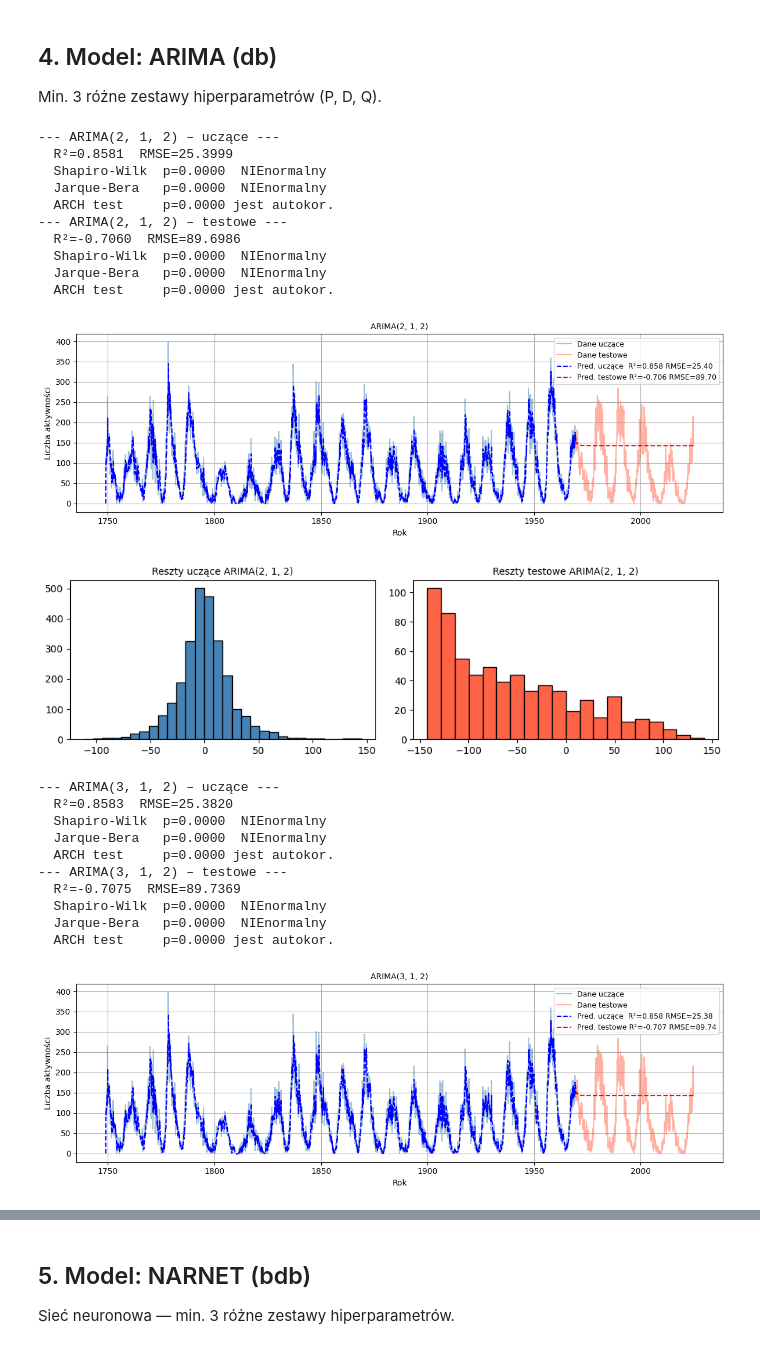
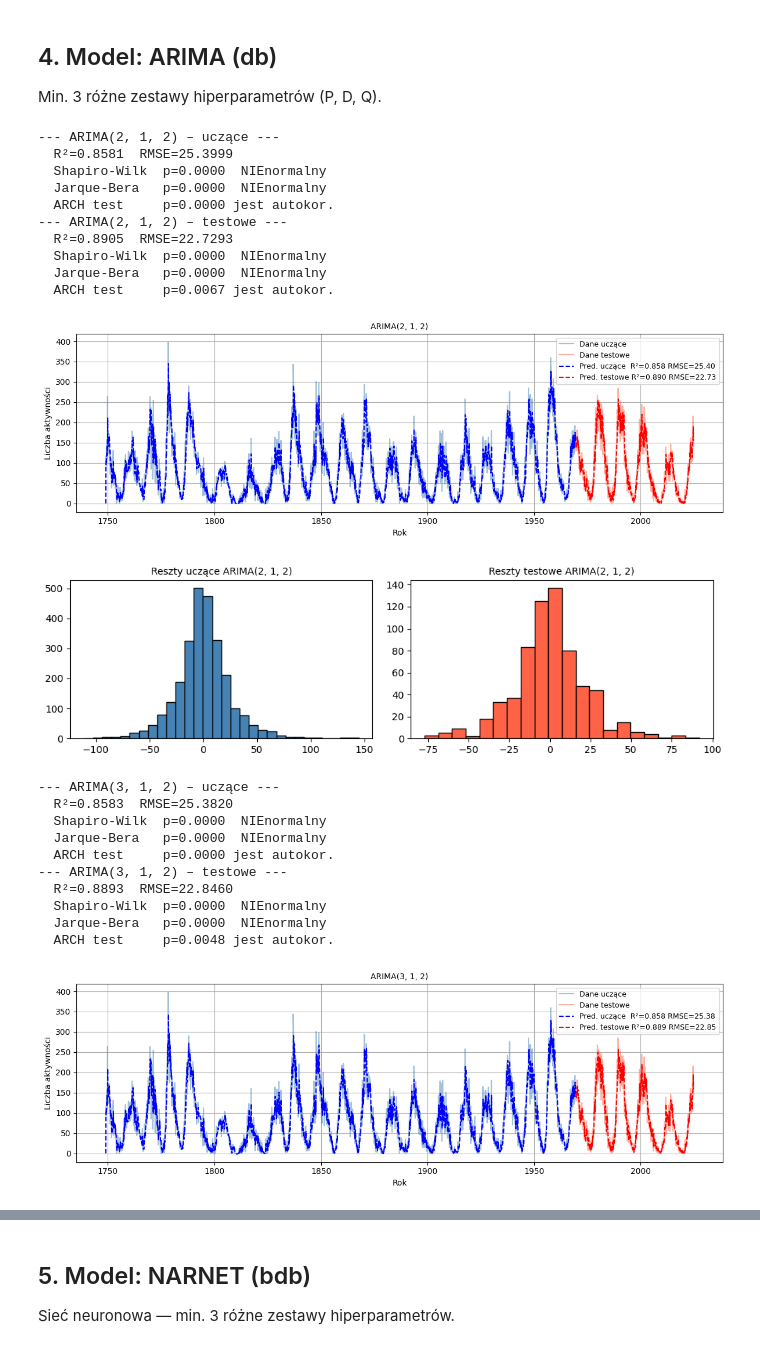
Before and after one commit to DamianMil/Regresja_Sunspots, a Jupyter notebook: LAB_1_regresja_sunspots.ipynb, the cells around one changed output, grey strips where cells are left out. Saved outputs shown, nothing was run; the diff lists cells and outputs as text; code cells hidden in the pictures.

```diff
--- a/LAB_1_regresja_sunspots.ipynb
+++ b/LAB_1_regresja_sunspots.ipynb
@@ -192,7 +192,17 @@ for order in arima_orders:
     fitted = model.fit()
 
     pred_tr = fitted.fittedvalues
-    forecast = fitted.forecast(steps=len(y_test))
+
+    # Rolling one-step-ahead forecast
+    history = list(y_train)
+    forecast_vals = []
+    for i in range(len(y_test)):
+        mod = ARIMA(history, order=order)
+        mod_fit = mod.fit()
+        yhat = mod_fit.forecast(steps=1)[0]
+        forecast_vals.append(yhat)
+        history.append(y_test[i])
+    forecast = np.array(forecast_vals)
 
     r2_tr, rmse_tr, res_tr = evaluate_model(y_train, pred_tr,   f'ARIMA{order} – uczące')
     r2_te, rmse_te, res_te = evaluate_model(y_test,  forecast,  f'ARIMA{order} – testowe')
@@ -202,45 +212,45 @@ for order in arima_orders:
                                 res_tr=res_tr, res_te=res_te)
 
     plt.figure(figsize=(12, 4))
     plt.plot(t_train, y_train,   color='steelblue', alpha=0.5, label='Dane uczące')
     plt.plot(t_test,  y_test,    color='tomato',    alpha=0.5, label='Dane testowe')
     plt.plot(t_train, pred_tr,   color='blue', linestyle='--',
              label=f'Pred. uczące  R²={r2_tr:.3f} RMSE={rmse_tr:.2f}')
     plt.plot(t_test,  forecast,  color='red',  linestyle='--',
              label=f'Pred. testowe R²={r2_te:.3f} RMSE={rmse_te:.2f}')
     plt.title(f'ARIMA{order}')
     plt.xlabel('Rok'); plt.ylabel('Liczba aktywności'); plt.legend(); plt.grid(True)
     save_fig(f'03_arima_{order}')
     plt.show()
 
     fig, axes = plt.subplots(1, 2, figsize=(10, 3))
     axes[0].hist(res_tr, bins=30, color='steelblue', edgecolor='k')
     axes[0].set_title(f'Reszty uczące ARIMA{order}')
     axes[1].hist(res_te, bins=20, color='tomato', edgecolor='k')
     axes[1].set_title(f'Reszty testowe ARIMA{order}')
     save_fig(f'03_arima_{order}_reszty')
     plt.show()
 # %% [output]
 --- ARIMA(2, 1, 2) – uczące ---
   R²=0.8581  RMSE=25.3999
   Shapiro-Wilk  p=0.0000  NIEnormalny
   Jarque-Bera   p=0.0000  NIEnormalny
   ARCH test     p=0.0000 jest autokor.
 --- ARIMA(2, 1, 2) – testowe ---
-  R²=-0.7060  RMSE=89.6986
+  R²=0.8905  RMSE=22.7293
   Shapiro-Wilk  p=0.0000  NIEnormalny
   Jarque-Bera   p=0.0000  NIEnormalny
-  ARCH test     p=0.0000 jest autokor.
+  ARCH test     p=0.0067 jest autokor.
-[figure, old version]
+[figure, new version]
-[figure, old version]
+[figure, new version]
 --- ARIMA(3, 1, 2) – uczące ---
   R²=0.8583  RMSE=25.3820
   Shapiro-Wilk  p=0.0000  NIEnormalny
   Jarque-Bera   p=0.0000  NIEnormalny
   ARCH test     p=0.0000 jest autokor.
 --- ARIMA(3, 1, 2) – testowe ---
-  R²=-0.7075  RMSE=89.7369
+  R²=0.8893  RMSE=22.8460
   Shapiro-Wilk  p=0.0000  NIEnormalny
   Jarque-Bera   p=0.0000  NIEnormalny
-  ARCH test     p=0.0000 jest autokor.
+  ARCH test     p=0.0048 jest autokor.
-[figure, old version]
+[figure, new version]
```
Also changed, not shown: parts of 1 cell of this notebook, 4 other files.
